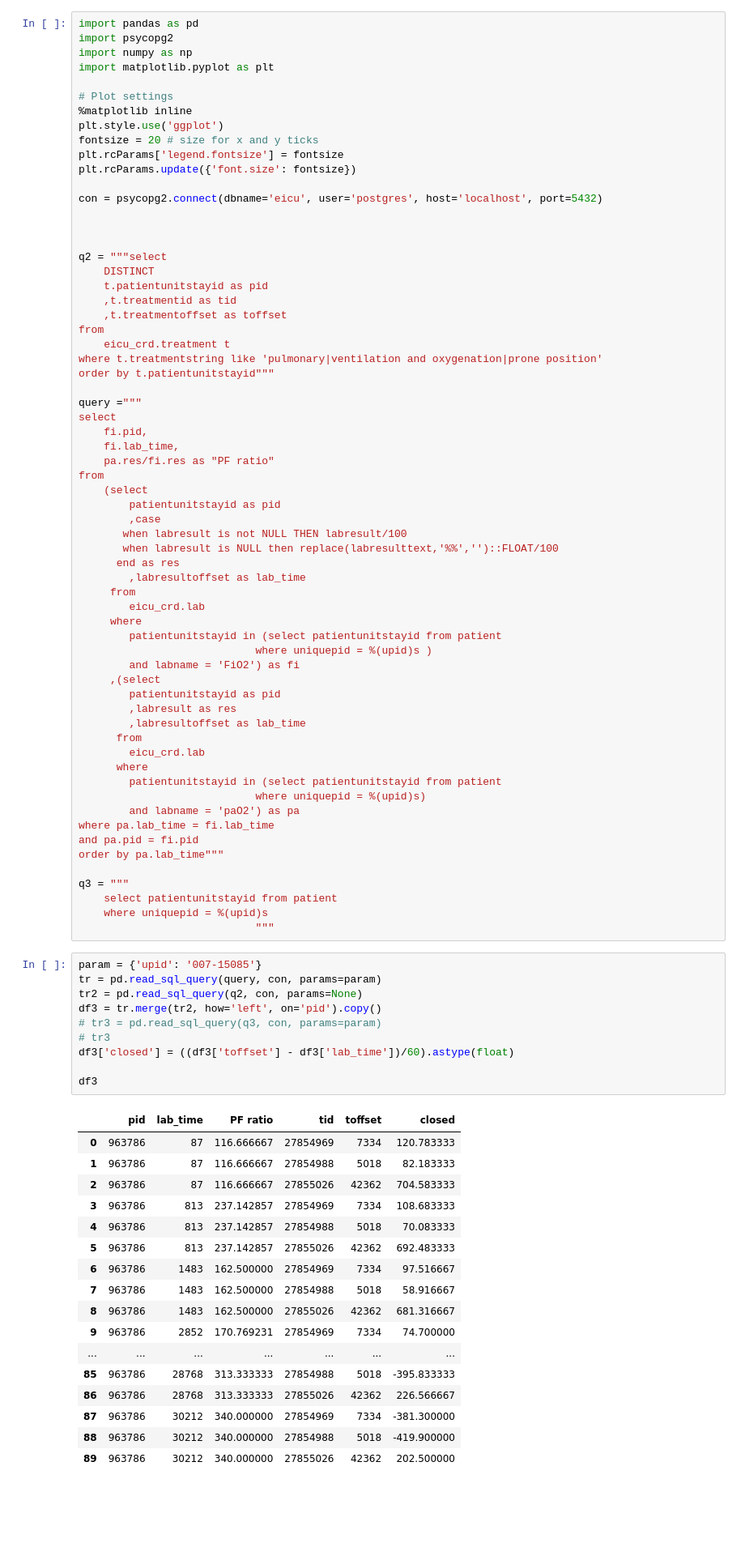
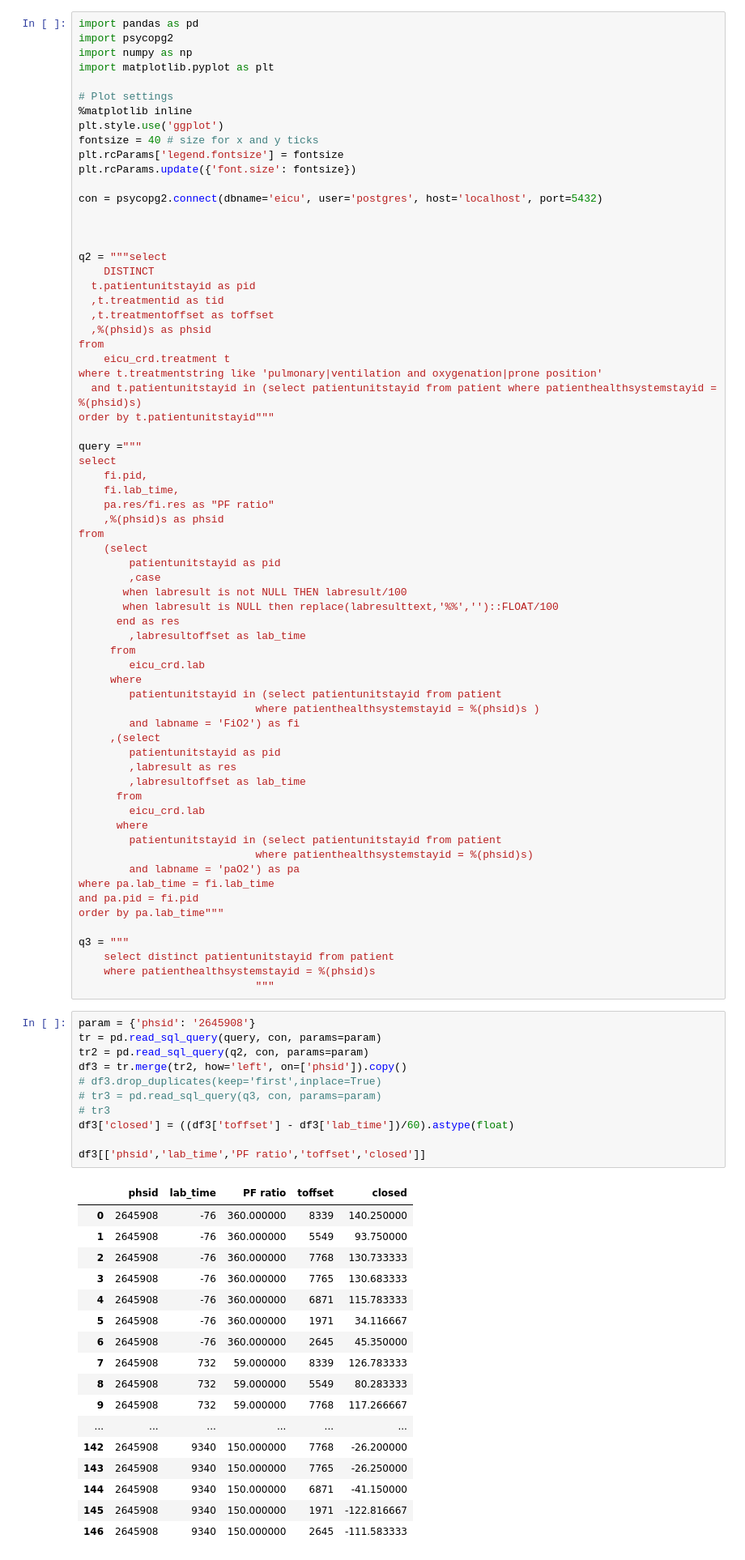
Before and after one commit to RomGutman/eICU_ARDS, a Jupyter notebook: ARDS.ipynb, the cells around one changed output. Shown: that part at 81% size. Drawn from its saved outputs; the diff is of its cells as text; blank space fills up the shorter version.

```diff
--- a/ARDS.ipynb
+++ b/ARDS.ipynb
@@ -7,7 +7,7 @@ import matplotlib.pyplot as plt
 # Plot settings
 %matplotlib inline
 plt.style.use('ggplot')
-fontsize = 20 # size for x and y ticks
+fontsize = 40 # size for x and y ticks
 plt.rcParams['legend.fontsize'] = fontsize
 plt.rcParams.update({'font.size': fontsize})
 
@@ -17,12 +17,14 @@ con = psycopg2.connect(dbname='eicu', user='postgres', host='localhost', port=54
 
 q2 = """select
     DISTINCT
-    t.patientunitstayid as pid
-    ,t.treatmentid as tid
-    ,t.treatmentoffset as toffset
+  t.patientunitstayid as pid
+  ,t.treatmentid as tid
+  ,t.treatmentoffset as toffset
+  ,%(phsid)s as phsid
 from
 	eicu_crd.treatment t
 where t.treatmentstring like 'pulmonary|ventilation and oxygenation|prone position'
+  and t.patientunitstayid in (select patientunitstayid from patient where patienthealthsystemstayid = %(phsid)s)
 order by t.patientunitstayid"""
 
 query ="""
@@ -30,6 +32,7 @@ select
 	fi.pid,
     fi.lab_time,
     pa.res/fi.res as "PF ratio"
+    ,%(phsid)s as phsid
 from
 	(select
      	patientunitstayid as pid
@@ -42,7 +45,7 @@ from
      	eicu_crd.lab
      where
      	patientunitstayid in (select patientunitstayid from patient
-                            where uniquepid = %(upid)s )
+                            where patienthealthsystemstayid = %(phsid)s )
      	and labname = 'FiO2') as fi
      ,(select
       	patientunitstayid as pid
@@ -52,41 +55,42 @@ from
       	eicu_crd.lab
       where
       	patientunitstayid in (select patientunitstayid from patient
-                            where uniquepid = %(upid)s)
+                            where patienthealthsystemstayid = %(phsid)s)
       	and labname = 'paO2') as pa
 where pa.lab_time = fi.lab_time
 and pa.pid = fi.pid
 order by pa.lab_time"""
 
 q3 = """
-    select patientunitstayid from patient
-    where uniquepid = %(upid)s
+    select distinct patientunitstayid from patient
+    where patienthealthsystemstayid = %(phsid)s
                             """
 # %%
-param = {'upid': '007-15085'}
+param = {'phsid': '2645908'}
 tr = pd.read_sql_query(query, con, params=param)
-tr2 = pd.read_sql_query(q2, con, params=None)
-df3 = tr.merge(tr2, how='left', on='pid').copy()
+tr2 = pd.read_sql_query(q2, con, params=param)
+df3 = tr.merge(tr2, how='left', on=['phsid']).copy()
+# df3.drop_duplicates(keep='first',inplace=True)
 # tr3 = pd.read_sql_query(q3, con, params=param)
 # tr3
 df3['closed'] = ((df3['toffset'] - df3['lab_time'])/60).astype(float)
 
-df3
+df3[['phsid','lab_time','PF ratio','toffset','closed']]
 # %% [output]
-|  | pid | lab_time | PF ratio | tid | toffset | closed |
-| 0 | 963786 | 87 | 116.666667 | 27854969 | 7334 | 120.783333 |
-| 1 | 963786 | 87 | 116.666667 | 27854988 | 5018 | 82.183333 |
-| 2 | 963786 | 87 | 116.666667 | 27855026 | 42362 | 704.583333 |
-| 3 | 963786 | 813 | 237.142857 | 27854969 | 7334 | 108.683333 |
-| 4 | 963786 | 813 | 237.142857 | 27854988 | 5018 | 70.083333 |
-| 5 | 963786 | 813 | 237.142857 | 27855026 | 42362 | 692.483333 |
-| 6 | 963786 | 1483 | 162.500000 | 27854969 | 7334 | 97.516667 |
-| 7 | 963786 | 1483 | 162.500000 | 27854988 | 5018 | 58.916667 |
-| 8 | 963786 | 1483 | 162.500000 | 27855026 | 42362 | 681.316667 |
-| 9 | 963786 | 2852 | 170.769231 | 27854969 | 7334 | 74.700000 |
-| ... | ... | ... | ... | ... | ... | ... |
-| 85 | 963786 | 28768 | 313.333333 | 27854988 | 5018 | -395.833333 |
-| 86 | 963786 | 28768 | 313.333333 | 27855026 | 42362 | 226.566667 |
-| 87 | 963786 | 30212 | 340.000000 | 27854969 | 7334 | -381.300000 |
-| 88 | 963786 | 30212 | 340.000000 | 27854988 | 5018 | -419.900000 |
-| 89 | 963786 | 30212 | 340.000000 | 27855026 | 42362 | 202.500000 |
+|  | phsid | lab_time | PF ratio | toffset | closed |
+| 0 | 2645908 | -76 | 360.000000 | 8339 | 140.250000 |
+| 1 | 2645908 | -76 | 360.000000 | 5549 | 93.750000 |
+| 2 | 2645908 | -76 | 360.000000 | 7768 | 130.733333 |
+| 3 | 2645908 | -76 | 360.000000 | 7765 | 130.683333 |
+| 4 | 2645908 | -76 | 360.000000 | 6871 | 115.783333 |
+| 5 | 2645908 | -76 | 360.000000 | 1971 | 34.116667 |
+| 6 | 2645908 | -76 | 360.000000 | 2645 | 45.350000 |
+| 7 | 2645908 | 732 | 59.000000 | 8339 | 126.783333 |
+| 8 | 2645908 | 732 | 59.000000 | 5549 | 80.283333 |
+| 9 | 2645908 | 732 | 59.000000 | 7768 | 117.266667 |
+| ... | ... | ... | ... | ... | ... |
+| 142 | 2645908 | 9340 | 150.000000 | 7768 | -26.200000 |
+| 143 | 2645908 | 9340 | 150.000000 | 7765 | -26.250000 |
+| 144 | 2645908 | 9340 | 150.000000 | 6871 | -41.150000 |
+| 145 | 2645908 | 9340 | 150.000000 | 1971 | -122.816667 |
+| 146 | 2645908 | 9340 | 150.000000 | 2645 | -111.583333 |
```
Also changed, not shown: parts of 12 cells of this notebook.
